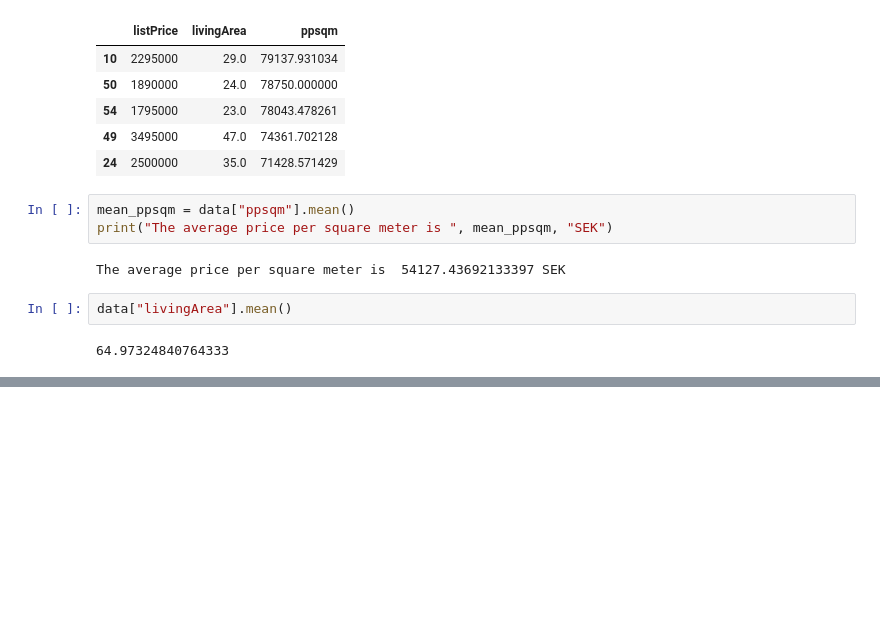
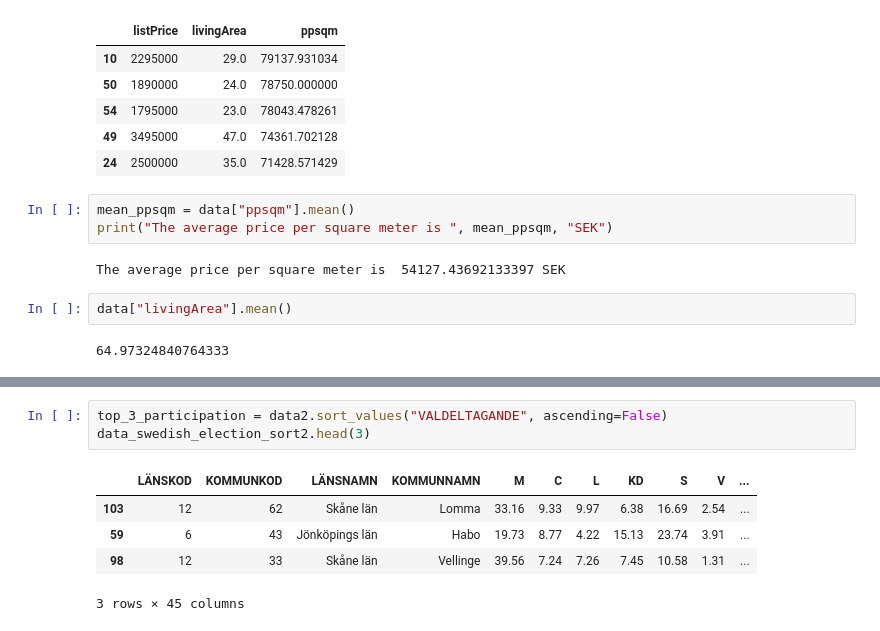
Before and after one commit to AlvinaLind/su-mt4007, a Jupyter notebook: HW2/HW2.ipynb, the cells around one changed output, grey strips where cells are left out. Drawn from its saved outputs; the diff is of its cells as text; blank space fills up the shorter version.

```diff
--- a/HW2.ipynb
+++ b/HW2/HW2.ipynb
@@ -55,0 +99,9 @@ One interesting aspect is that the average living area for apartments in Ekahage
+# %%
+top_3_participation = data2.sort_values("VALDELTAGANDE", ascending=False)
+data_swedish_election_sort2.head(3)
+# %% [output]
+|  | LÄNSKOD | KOMMUNKOD | LÄNSNAMN | KOMMUNNAMN | M | C | L | KD | S | V | ... |
+| 103 | 12 | 62 | Skåne län | Lomma | 33.16 | 9.33 | 9.97 | 6.38 | 16.69 | 2.54 | ... |
+| 59 | 6 | 43 | Jönköpings län | Habo | 19.73 | 8.77 | 4.22 | 15.13 | 23.74 | 3.91 | ... |
+| 98 | 12 | 33 | Skåne län | Vellinge | 39.56 | 7.24 | 7.26 | 7.45 | 10.58 | 1.31 | ... |
+3 rows × 45 columns
```
Also changed, not shown: parts of 9 cells of this notebook.
